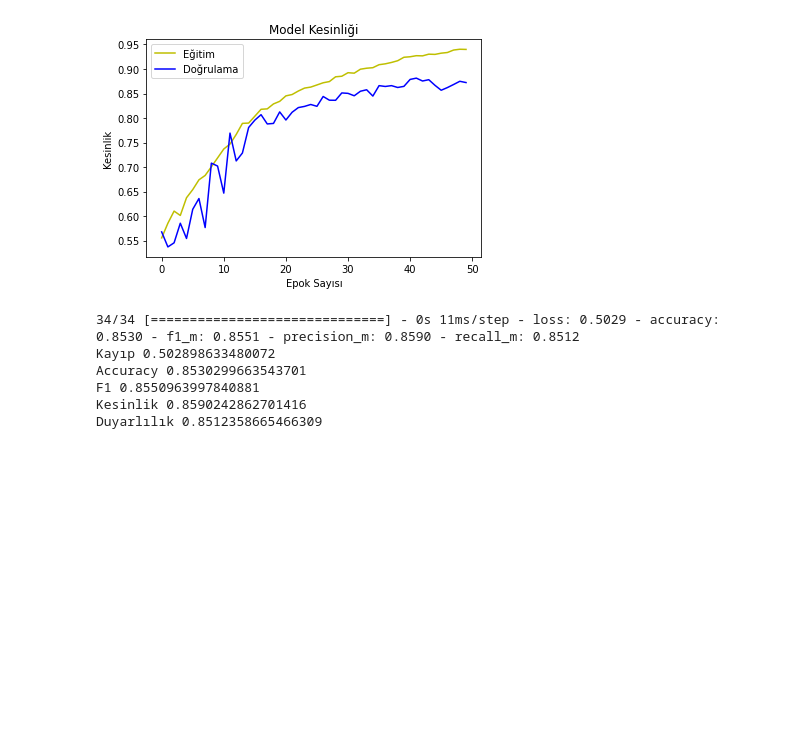
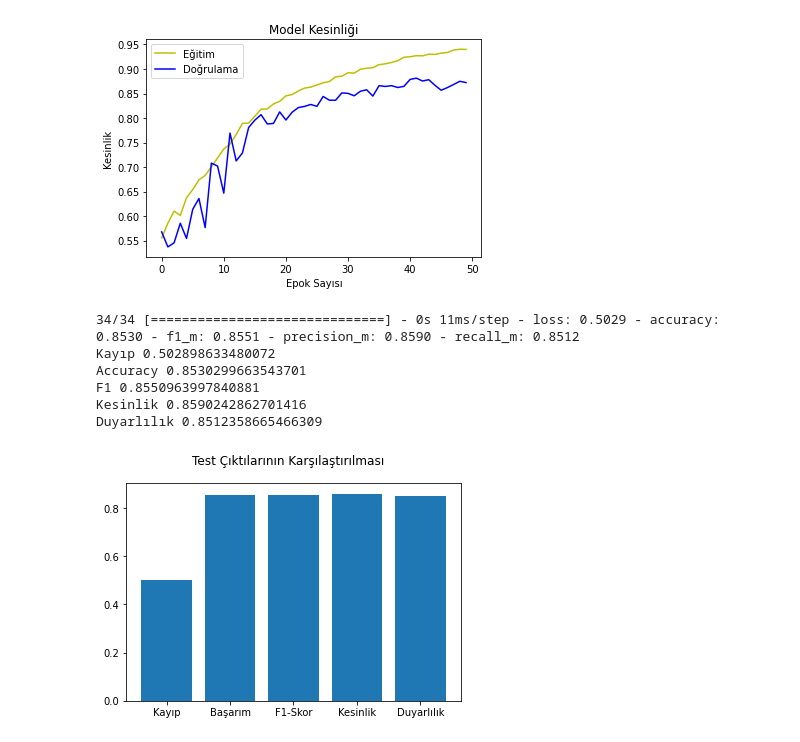
Before and after one commit to iltermon/YMGK-Projesi, a Jupyter notebook: scriptler/model.ipynb, the cells around one changed output. Saved outputs shown, nothing was run; the diff lists cells and outputs as text; code cells hidden in the pictures; blank space fills up the shorter version.

```diff
--- a/scriptler/model.ipynb
+++ b/scriptler/model.ipynb
@@ -205,14 +205,21 @@ plt.show()
 # %%
 results = model.evaluate(x_test, y_test, batch_size=128)
 print("Kayıp" , results[0])
 print("Accuracy" , results[1])
 print("F1" , results[2])
 print("Kesinlik" , results[3])
 print("Duyarlılık" , results[4])
+
+isimler = ['Kayıp', 'Başarım','F1-Skor','Kesinlik','Duyarlılık']
+degerler =  [ results[0],  results[1], results[2], results[3], results[4]]
+plt.bar(isimler, degerler)
+plt.suptitle('Test Çıktılarının Karşılaştırılması')
+plt.show()
 # %% [output]
 34/34 [==============================] - 0s 11ms/step - loss: 0.5029 - accuracy: 0.8530 - f1_m: 0.8551 - precision_m: 0.8590 - recall_m: 0.8512
 Kayıp 0.502898633480072
 Accuracy 0.8530299663543701
 F1 0.8550963997840881
 Kesinlik 0.8590242862701416
 Duyarlılık 0.8512358665466309
+[figure, added]
```
Also changed, not shown: parts of 1 cell of this notebook.
